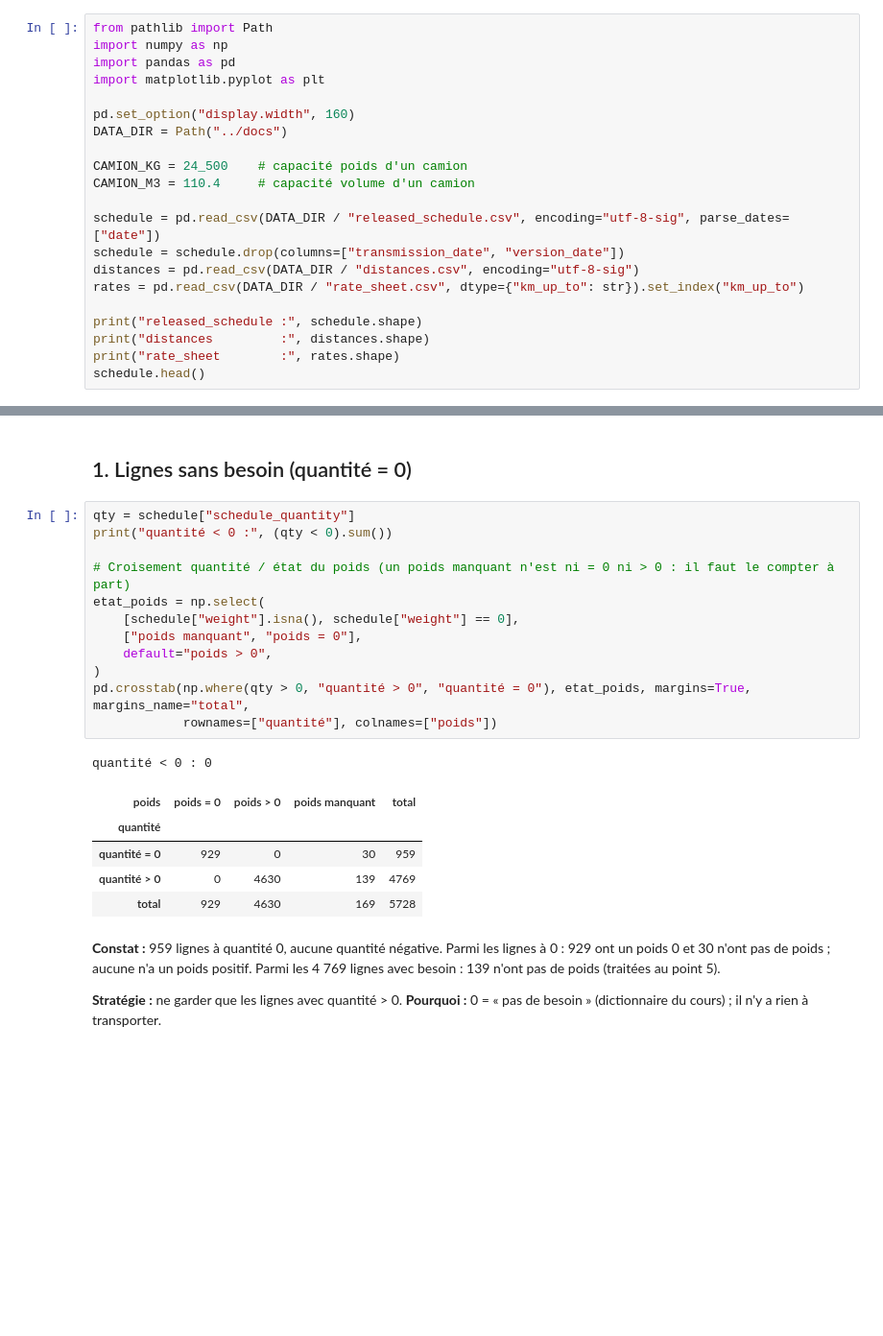
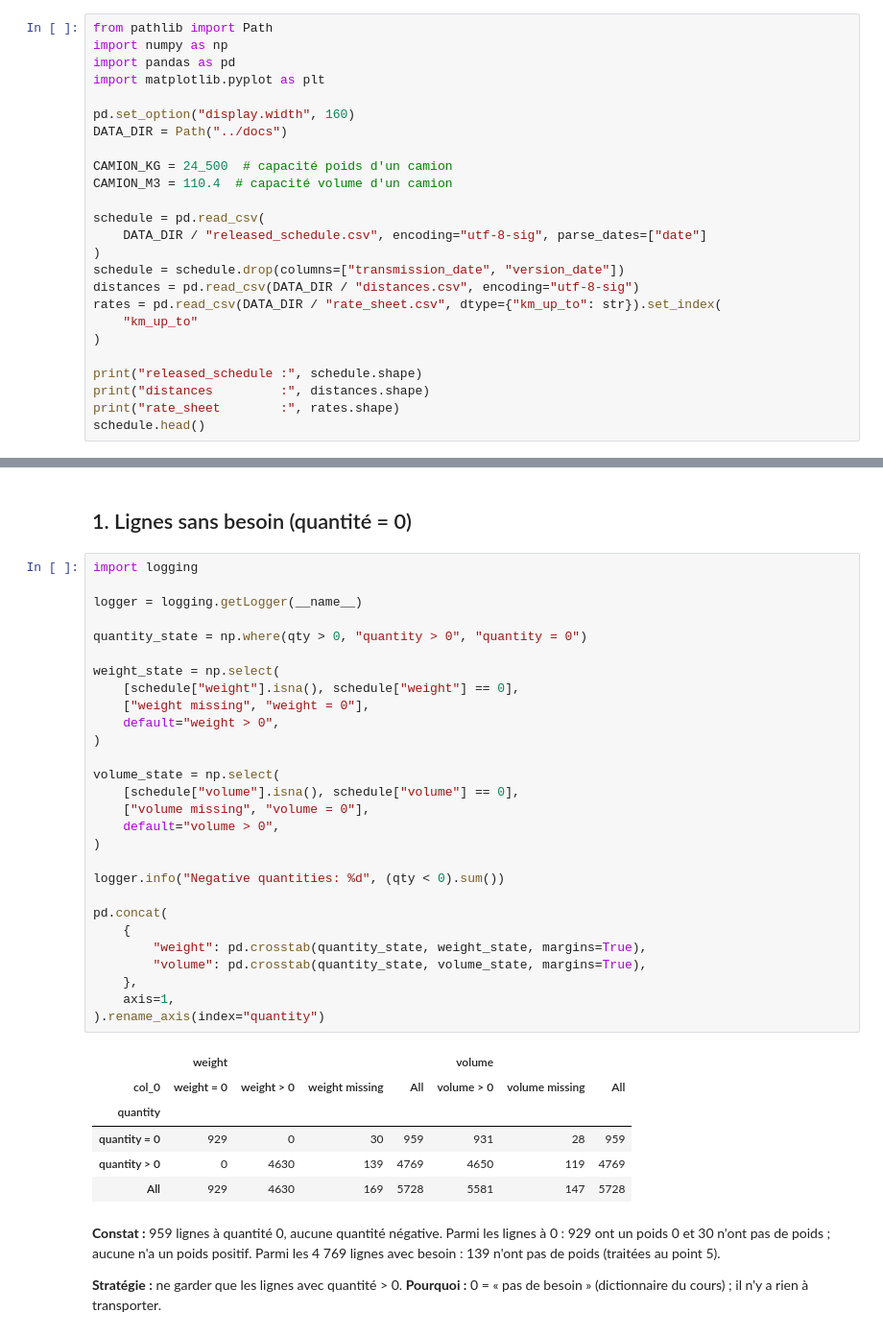
Before and after one commit to exauceh/delivery_schedule_optimization, a Jupyter notebook: notebooks/milestone1.ipynb, the cells around one changed output, grey strips where cells are left out. Shown at 96% size. Cells and saved outputs as stored; diff of their text form; blank space fills up the shorter version.

```diff
--- a/notebooks/milestone1.ipynb
+++ b/notebooks/milestone1.ipynb
@@ -16,13 +16,17 @@ import matplotlib.pyplot as plt
 pd.set_option("display.width", 160)
 DATA_DIR = Path("../docs")
 
-CAMION_KG = 24_500    # capacité poids d'un camion
-CAMION_M3 = 110.4     # capacité volume d'un camion
+CAMION_KG = 24_500  # capacité poids d'un camion
+CAMION_M3 = 110.4  # capacité volume d'un camion
 
-schedule = pd.read_csv(DATA_DIR / "released_schedule.csv", encoding="utf-8-sig", parse_dates=["date"])
+schedule = pd.read_csv(
+    DATA_DIR / "released_schedule.csv", encoding="utf-8-sig", parse_dates=["date"]
+)
 schedule = schedule.drop(columns=["transmission_date", "version_date"])
 distances = pd.read_csv(DATA_DIR / "distances.csv", encoding="utf-8-sig")
-rates = pd.read_csv(DATA_DIR / "rate_sheet.csv", dtype={"km_up_to": str}).set_index("km_up_to")
+rates = pd.read_csv(DATA_DIR / "rate_sheet.csv", dtype={"km_up_to": str}).set_index(
+    "km_up_to"
+)
 
 print("released_schedule :", schedule.shape)
 print("distances         :", distances.shape)
@@ -54,24 +58,40 @@ pd.DataFrame({"manquants": schedule.isna().sum(), "distinctes": schedule.nunique
 # %% [markdown]
 ## 1. Lignes sans besoin (quantité = 0)
 # %%
-qty = schedule["schedule_quantity"]
-print("quantité < 0 :", (qty < 0).sum())
+import logging
 
-# Croisement quantité / état du poids (un poids manquant n'est ni = 0 ni > 0 : il faut le compter à part)
-etat_poids = np.select(
+logger = logging.getLogger(__name__)
+
+quantity_state = np.where(qty > 0, "quantity > 0", "quantity = 0")
+
+weight_state = np.select(
     [schedule["weight"].isna(), schedule["weight"] == 0],
-    ["poids manquant", "poids = 0"],
-    default="poids > 0",
+    ["weight missing", "weight = 0"],
+    default="weight > 0",
 )
-pd.crosstab(np.where(qty > 0, "quantité > 0", "quantité = 0"), etat_poids, margins=True, margins_name="total",
-            rownames=["quantité"], colnames=["poids"])
+
+volume_state = np.select(
+    [schedule["volume"].isna(), schedule["volume"] == 0],
+    ["volume missing", "volume = 0"],
+    default="volume > 0",
+)
+
+logger.info("Negative quantities: %d", (qty < 0).sum())
+
+pd.concat(
+    {
+        "weight": pd.crosstab(quantity_state, weight_state, margins=True),
+        "volume": pd.crosstab(quantity_state, volume_state, margins=True),
+    },
+    axis=1,
+).rename_axis(index="quantity")
 # %% [output]
-quantité < 0 : 0
-| poids | poids = 0 | poids > 0 | poids manquant | total |
-| quantité |  |  |  |  |
-| quantité = 0 | 929 | 0 | 30 | 959 |
-| quantité > 0 | 0 | 4630 | 139 | 4769 |
-| total | 929 | 4630 | 169 | 5728 |
+|  | weight |  |  |  | volume |  |  |
+| col_0 | weight = 0 | weight > 0 | weight missing | All | volume > 0 | volume missing | All |
+| quantity |  |  |  |  |  |  |  |
+| quantity = 0 | 929 | 0 | 30 | 959 | 931 | 28 | 959 |
+| quantity > 0 | 0 | 4630 | 139 | 4769 | 4650 | 119 | 4769 |
+| All | 929 | 4630 | 169 | 5728 | 5581 | 147 | 5728 |
 # %% [markdown]
 **Constat :** 959 lignes à quantité 0, aucune quantité négative.
 Parmi les lignes à 0 : 929 ont un poids 0 et 30 n'ont pas de poids ; aucune n'a un poids positif.
```
Also changed, not shown: parts of 19 cells of this notebook.
